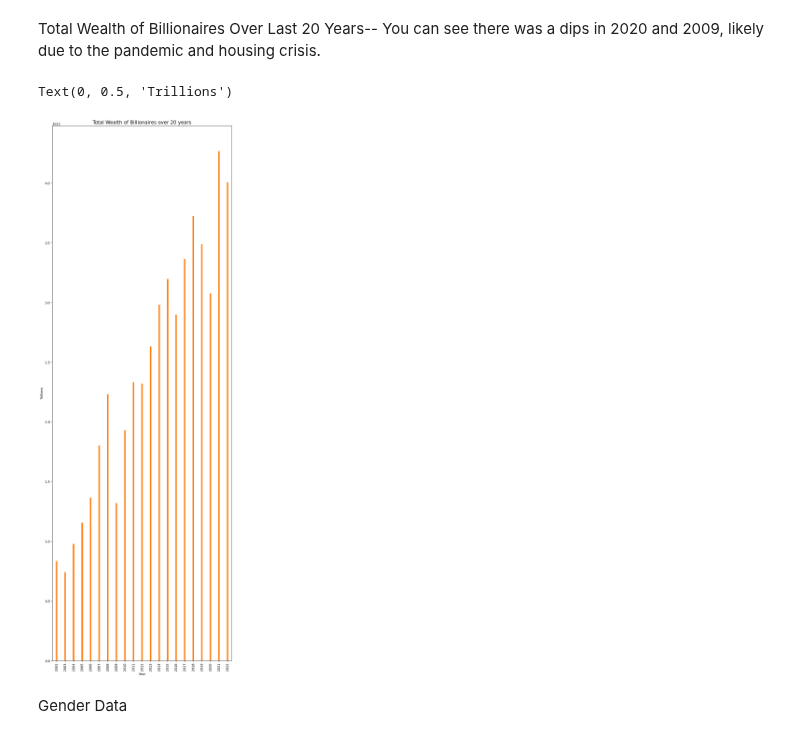
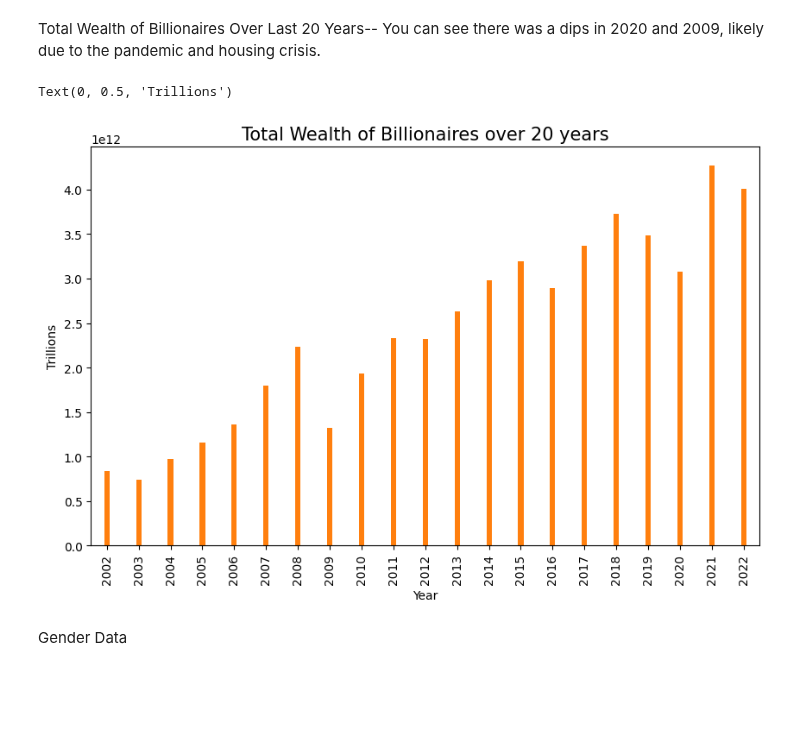
Before and after one commit to thealura/project_billionaires, a Jupyter notebook: PROJECT_1.ipynb, the cells around one changed output. Cells and saved outputs as stored; diff of their text form; code cells hidden in the pictures; blank space fills up the shorter version.

```diff
--- a/PROJECT_1.ipynb
+++ b/PROJECT_1.ipynb
@@ -195,7 +195,7 @@ df3.drop_duplicates()
 mapten = pd.DataFrame(df3, columns=["name_cleaned", "time", "annual_income"])
 mapten.set_index('time', inplace=True)
 mapten.groupby('name_cleaned')['annual_income'].plot(legend=True)
-plt.rcParams["figure.figsize"] = (10,30)
+plt.figsize=(10,30)
 plt.title("Top Ten Billionaires Wealth Over Time", fontsize='25')
 plt.xlabel('Year', fontsize='18')
 plt.ylabel("$ Billions", fontsize='18')
@@ -222,15 +222,14 @@ You can see there was a dips in 2020 and 2009, likely due to the pandemic and ho
 # %%
 #filter data by years
 yearly_total = df.groupby(['time']).sum(numeric_only=True)
 #plot
-yearly_total.plot(kind='bar', legend=None)
-plt.rcParams["figure.figsize"] = (10,20)
+yearly_total.plot(kind='bar', legend=None,figsize=(10,6))
 plt.title("Total Wealth of Billionaires over 20 years", fontsize='15')
 plt.xlabel('Year', fontsize='10')
 plt.ylabel("Trillions", fontsize='10')
 # %% [output]
 Text(0, 0.5, 'Trillions')
-[figure, old version]
+[figure, new version]
 # %% [markdown]
 Gender Data
 # %%
```
Also changed, not shown: parts of 1 cell of this notebook.
